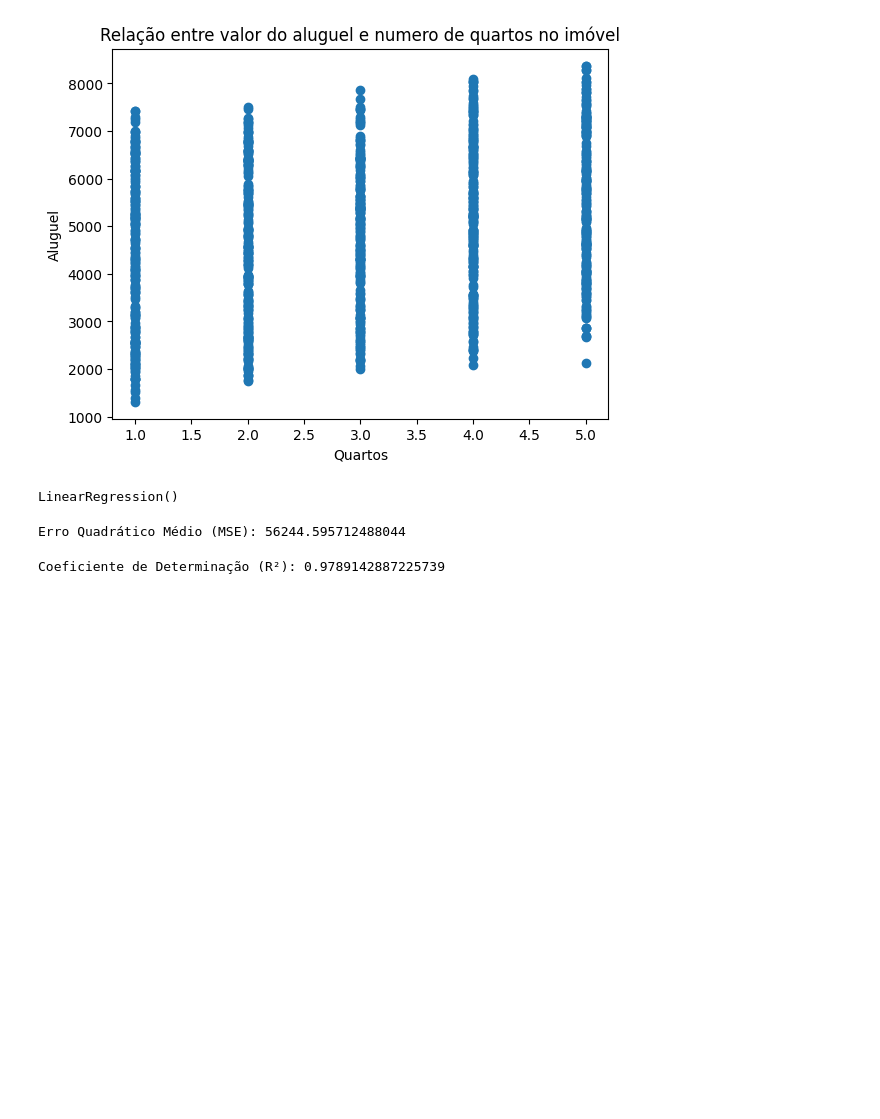
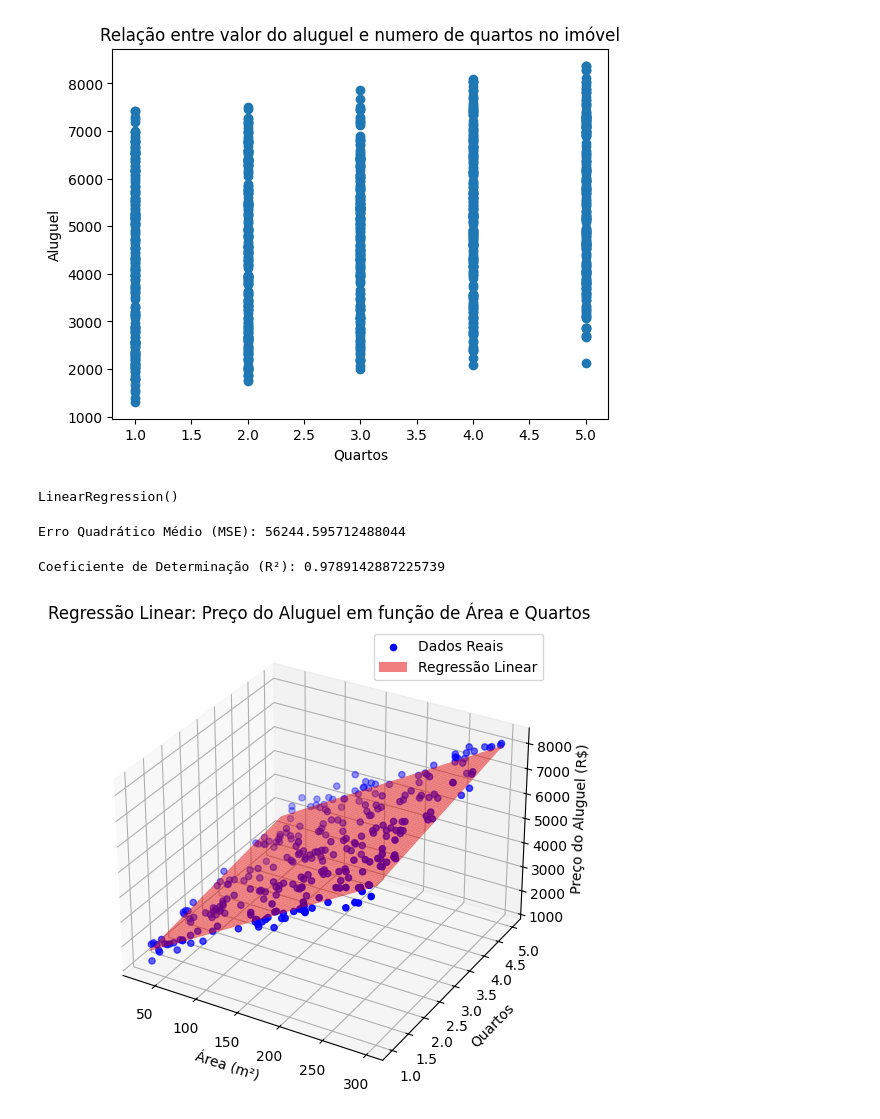
Before and after one commit to fdemarque/academico-datascience, a Jupyter notebook: aula-1/passo_2.ipynb, the cells around one changed output. Drawn from its saved outputs; the diff is of its cells as text; code cells hidden in the pictures; blank space fills up the shorter version.

```diff
--- a/aula-1/passo_2.ipynb
+++ b/aula-1/passo_2.ipynb
@@ -81,0 +90,38 @@ Coeficiente de Determinação (R²): 0.9789142887225739
+# %%
+# Gerando valores de área e quartos para previsão
+
+area_values = np.linspace(area_min, area_max, 100)
+quartos_values = np.linspace(quartos_min, quartos_max, 100)
+# %%
+# Criando uma grid de pontos
+
+area_grid, quartos_grid = np.meshgrid(area_values, quartos_values)
+# %%
+# Preparando os dados para fazer as previsões
+
+X_mesh = np.column_stack([area_grid.ravel(), quartos_grid.ravel()])
+# %%
+# Fazendo as previsões usando o modelo treinado
+
+y_mesh = model.predict(X_mesh)
+
+# Redimensionando os valores para a forma da grid
+
+y_mesh = y_mesh.reshape(area_grid.shape)
+# %%
+# Plotando o gráfico 3D
+
+fig = plt.figure(figsize=(10, 6))
+ax = fig.add_subplot(111, projection='3d')
+
+ax.scatter(X_test['Area'], X_test['Quartos'], y_test, color='blue', label='Dados Reais')
+
+ax.plot_surface(area_grid, quartos_grid, y_mesh, color='red', alpha=0.5, label='Regressão Linear')
+ax.set_xlabel('Área (m²)')
+ax.set_ylabel('Quartos')
+ax.set_zlabel('Preço do Aluguel (R$)')
+ax.set_title('Regressão Linear: Preço do Aluguel em função de Área e Quartos')
+ax.legend()
+plt.show()
+# %% [output]
+[figure, added]
```
Also changed, not shown: parts of 2 cells of this notebook.
